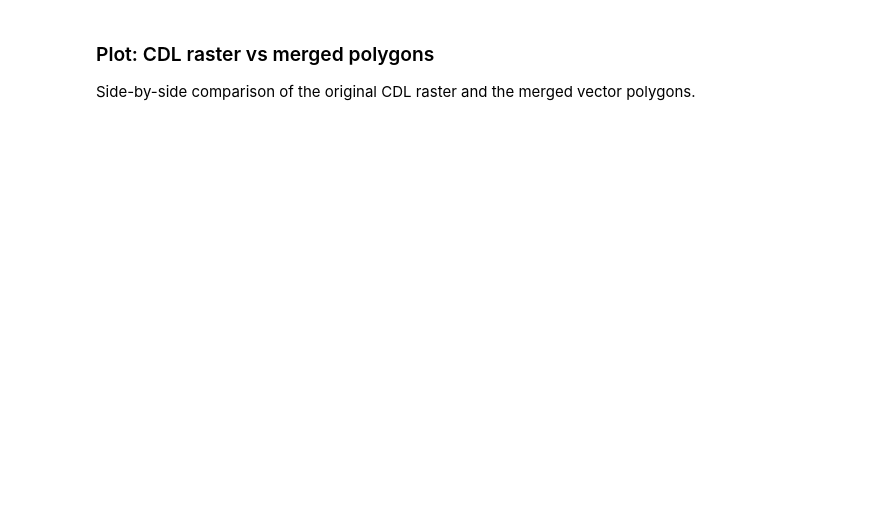
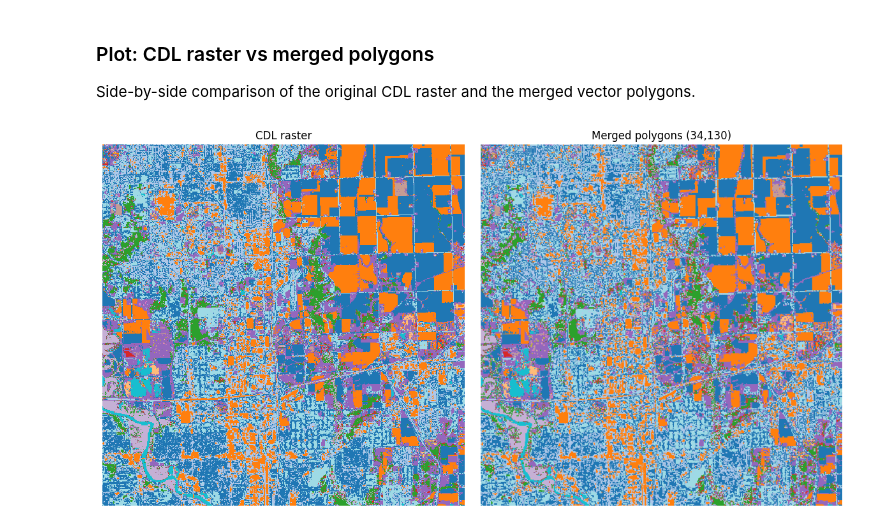
Before and after one commit to isaaccorley/contourrs, a Jupyter notebook: examples/cdl_tiled_polygonize.ipynb, the cells around one changed output. Cells and saved outputs as stored; diff of their text form; code cells hidden in the pictures; blank space fills up the shorter version.

```diff
--- a/examples/cdl_tiled_polygonize.ipynb
+++ b/examples/cdl_tiled_polygonize.ipynb
@@ -190,31 +208,58 @@ print(f"Classes: {sorted(merged['value'].unique())}")
 Side-by-side comparison of the original CDL raster and the
 merged vector polygons.
 # %%
+from matplotlib.colors import BoundaryNorm
+
 with rasterio.open(raster_path) as src:
     raster = src.read(1)
     bounds = src.bounds
 
 extent = (bounds.left, bounds.right, bounds.bottom, bounds.top)
-fig, axes = plt.subplots(1, 2, figsize=(14, 7))
 
-axes[0].imshow(raster, cmap="tab20", interpolation="nearest", extent=extent)
+# Discrete colormap: one color per class, shared across both panels
+classes = [int(c) for c in sorted(np.unique(raster))]
+n = len(classes)
+tab20 = plt.cm.tab20
+colors_list = [tab20((i % 20 + 0.5) / 20) for i in range(n)]
+cmap_cat = ListedColormap(colors_list)
+boundaries = (
+    [classes[0] - 0.5]
+    + [(classes[i] + classes[i + 1]) / 2 for i in range(n - 1)]
+    + [classes[-1] + 0.5]
+)
+norm = BoundaryNorm(boundaries, ncolors=n)
+
+fig, axes = plt.subplots(1, 2, figsize=(12, 6))
+
+axes[0].imshow(
+    raster, cmap=cmap_cat, norm=norm, interpolation="nearest", extent=extent,
+)
 axes[0].set_title("CDL raster")
 
-merged.plot(
+# Sort large polygons first so small detail renders on top;
+# edgecolor="face" prevents anti-aliasing seams between adjacent polys.
+plot_gdf = merged.copy()
+plot_gdf["_area"] = plot_gdf.geometry.area
+plot_gdf = plot_gdf.sort_values("_area", ascending=False).drop(columns="_area")
+
+plot_gdf.plot(
     ax=axes[1],
     column="value",
-    cmap="tab20",
-    edgecolor="black",
-    linewidth=0.03,
+    cmap=cmap_cat,
+    norm=norm,
+    edgecolor="face",
+    linewidth=0.4,
     legend=False,
 )
 axes[1].set_title(f"Merged polygons ({len(merged):,})")
 
 for ax in axes:
     ax.set_axis_off()
     ax.set_xlim(bounds.left, bounds.right)
     ax.set_ylim(bounds.bottom, bounds.top)
     ax.set_aspect("equal")
 
 plt.tight_layout()
 plt.show()
+# %% [output]
+[figure, added]
```
Also changed, not shown: parts of 6 cells of this notebook, 7 other files.
